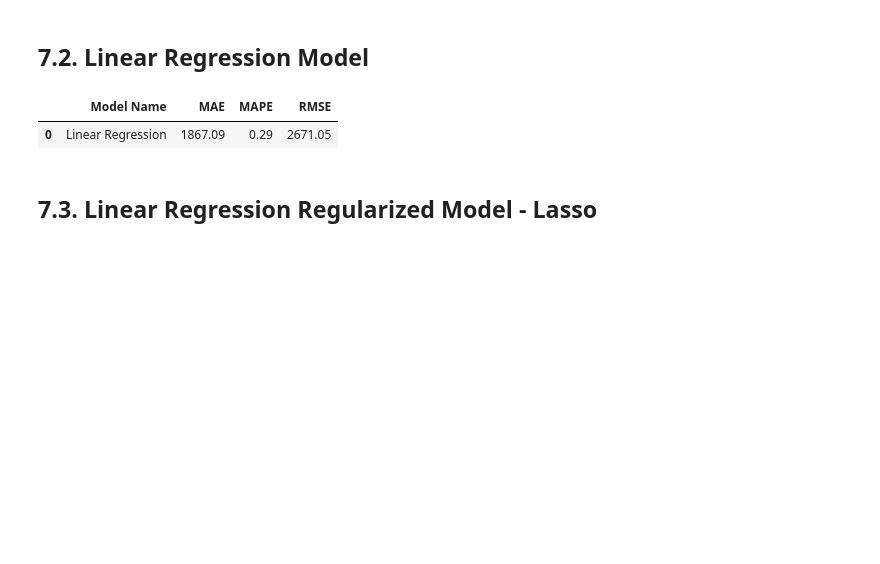
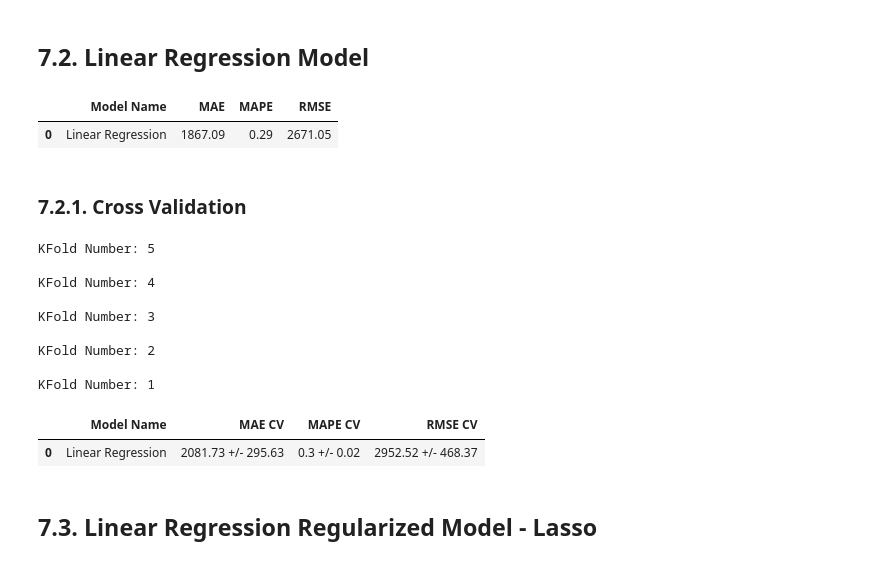
Before and after one commit to m4theus4ndr4de/regression-rossmann, a Jupyter notebook: store_sales_prediction.ipynb, the cells around one changed output. Saved outputs shown, nothing was run; the diff lists cells and outputs as text; code cells hidden in the pictures; blank space fills up the shorter version.

```diff
--- a/store_sales_prediction.ipynb
+++ b/store_sales_prediction.ipynb
@@ -62,6 +63,48 @@ def ml_error(model_name, y, yhat):
                          'MAE': mae,
                          'MAPE': mape,
                          'RMSE': rmse}, index=[0])
+
+def cross_validation(x_training, kfold, model_name, model, verbose=False):
+    mae_list = []
+    mape_list = []
+    rmse_list = []
+    for k in reversed(range(1, kfold + 1)):
+        if verbose:
+            print('\nKFold Number: {}'.format(k))
+        # start and end date for validation
+        validation_start_date = x_training['date'].max() - datetime.timedelta(days=k*6*7)
+        validation_end_date = x_training['date'].max() - datetime.timedelta(days=(k - 1)*6*7)
+
+        # filtering dataset
+        training = x_training[x_training['date'] < validation_start_date]
+        validation = x_training[(x_training['date'] >= validation_start_date) & (x_training['date'] <= validation_end_date)]
+
+        # training dataset
+        xtraining = training.drop(['date', 'sales'], axis=1)
+        ytraining = training['sales']
+
+        # validation dataset
+        xvalidation = validation.drop(['date', 'sales'], axis=1)
+        yvalidation = validation['sales']
+
+        # model
+        m = model.fit(xtraining, ytraining)
+
+        # prediction
+        yhat = m.predict(xvalidation)
+
+        #performance
+        m_result = ml_error(model_name, np.expm1(yvalidation), np.expm1(yhat))
+
+        #store performance of each kfold iteration
+        mae_list.append(m_result['MAE'])
+        mape_list.append(m_result['MAPE'])
+        rmse_list.append(m_result['RMSE'])
+
+    return pd.DataFrame({'Model Name': model_name,
+                         'MAE CV': np.round(np.mean(mae_list), 2).astype(str) + ' +/- ' + np.round(np.std(mae_list), 2).astype(str),
+                         'MAPE CV': np.round(np.mean(mape_list), 2).astype(str) + ' +/- ' + np.round(np.std(mape_list), 2).astype(str),
+                         'RMSE CV': np.round(np.mean(rmse_list), 2).astype(str) + ' +/- ' + np.round(np.std(rmse_list), 2).astype(str),}, index=[0])
 # %% [markdown]
 ## 0.2. Loading Data
 # %%
@@ -1119,5 +1163,22 @@ lr_result
 # %% [output]
 |  | Model Name | MAE | MAPE | RMSE |
 | 0 | Linear Regression | 1867.09 | 0.29 | 2671.05 |
+# %% [markdown]
+### 7.2.1. Cross Validation
+# %%
+lr_result_cv = cross_validation(x_training, 5, 'Linear Regression', lr, verbose=True)
+lr_result_cv
+# %% [output]
+KFold Number: 5
+
+KFold Number: 4
+
+KFold Number: 3
+
+KFold Number: 2
+
+KFold Number: 1
+|  | Model Name | MAE CV | MAPE CV | RMSE CV |
+| 0 | Linear Regression | 2081.73 +/- 295.63 | 0.3 +/- 0.02 | 2952.52 +/- 468.37 |
 # %% [markdown]
 ## 7.3. Linear Regression Regularized Model - Lasso
```
Also changed, not shown: parts of 28 cells of this notebook.
